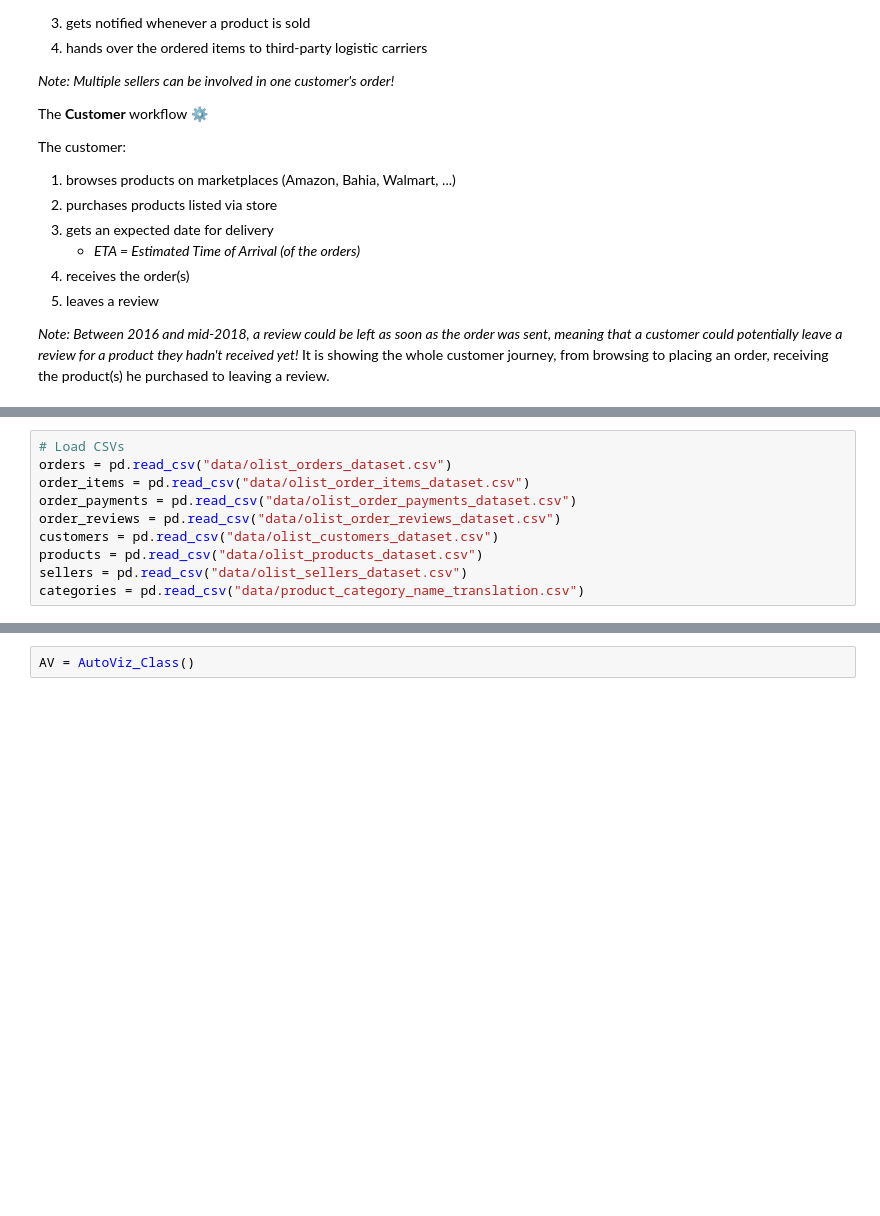
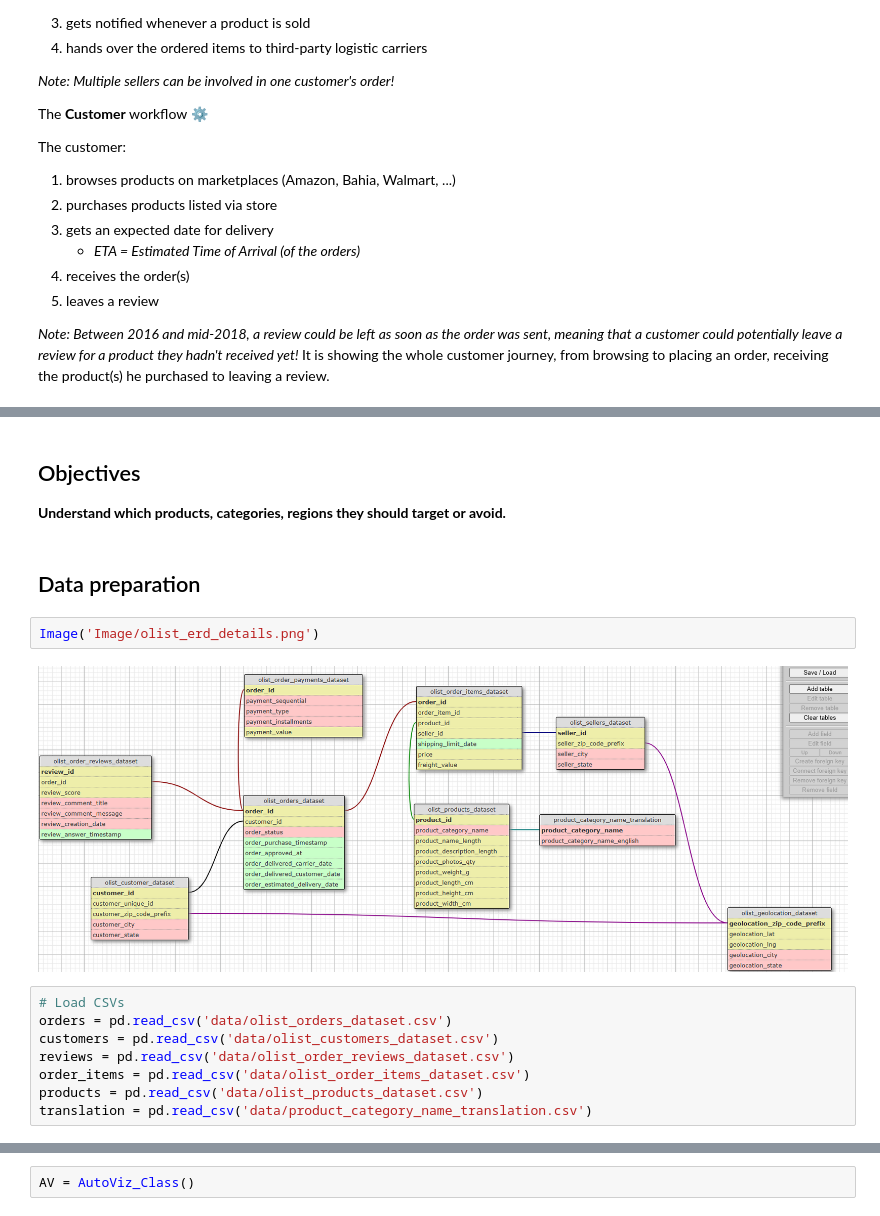
Before and after one commit to Romaric1209/Olist, a Jupyter notebook: Exploratory_Data_Analysis.ipynb, the cells around one changed output, grey strips where cells are left out. Cells and saved outputs as stored; diff of their text form; blank space fills up the shorter version.

```diff
--- a/Exploratory_Data_Analysis.ipynb
+++ b/Exploratory_Data_Analysis.ipynb
@@ -43,11 +46,19 @@ Image("Image/olist_erd.png")
+# %% [markdown]
+## Objectives
+
+**Understand which products, categories, regions they should target or avoid.**
+# %% [markdown]
+## Data preparation
+# %%
+Image('Image/olist_erd_details.png')
+# %% [output]
+[figure, added]
 # %%
 # Load CSVs
-orders = pd.read_csv("data/olist_orders_dataset.csv")
-order_items = pd.read_csv("data/olist_order_items_dataset.csv")
-order_payments = pd.read_csv("data/olist_order_payments_dataset.csv")
-order_reviews = pd.read_csv("data/olist_order_reviews_dataset.csv")
-customers = pd.read_csv("data/olist_customers_dataset.csv")
-products = pd.read_csv("data/olist_products_dataset.csv")
-sellers = pd.read_csv("data/olist_sellers_dataset.csv")
-categories = pd.read_csv("data/product_category_name_translation.csv")
+orders = pd.read_csv('data/olist_orders_dataset.csv')
+customers = pd.read_csv('data/olist_customers_dataset.csv')
+reviews = pd.read_csv('data/olist_order_reviews_dataset.csv')
+order_items = pd.read_csv('data/olist_order_items_dataset.csv')
+products = pd.read_csv('data/olist_products_dataset.csv')
+translation = pd.read_csv('data/product_category_name_translation.csv')
 # %%
```
Also changed, not shown: parts of 40 cells of this notebook, 2 other files.
